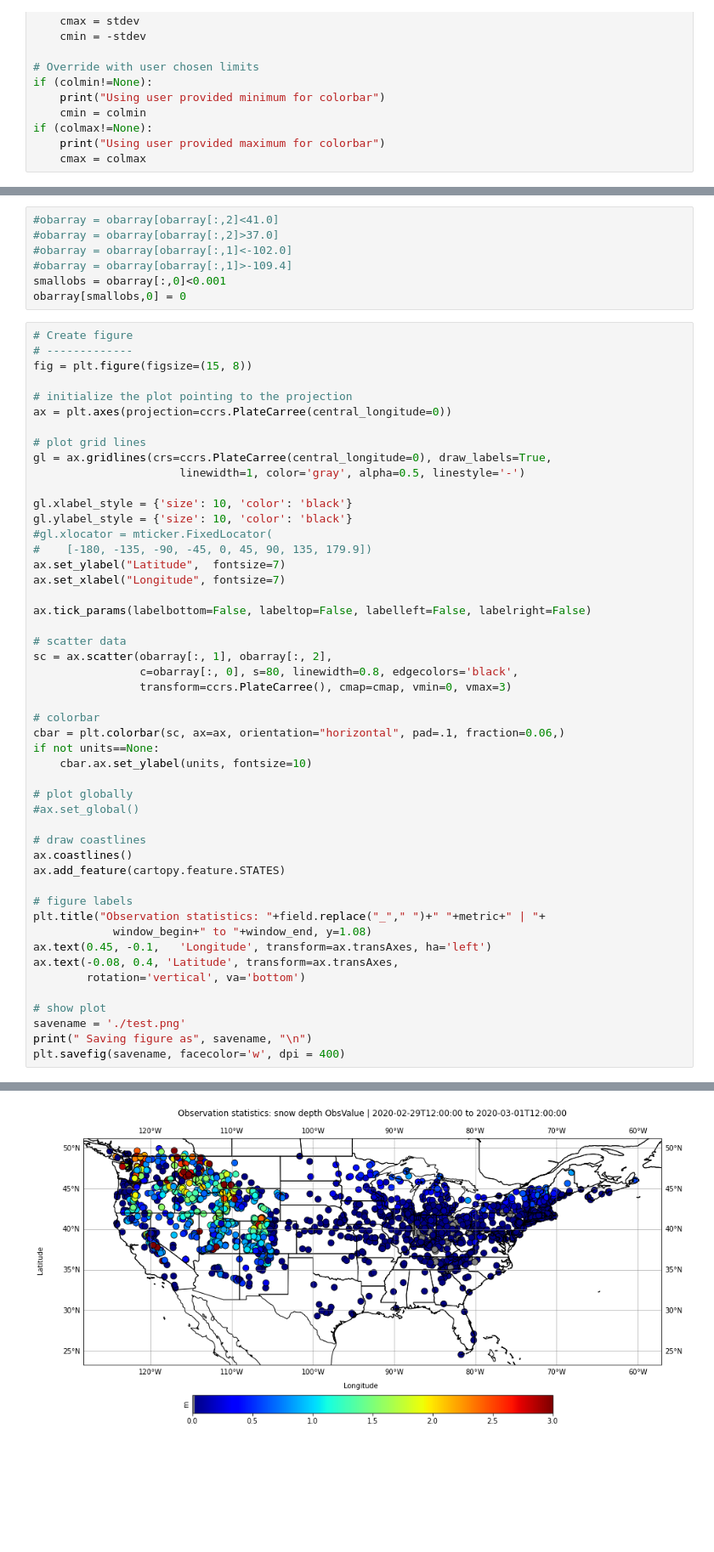
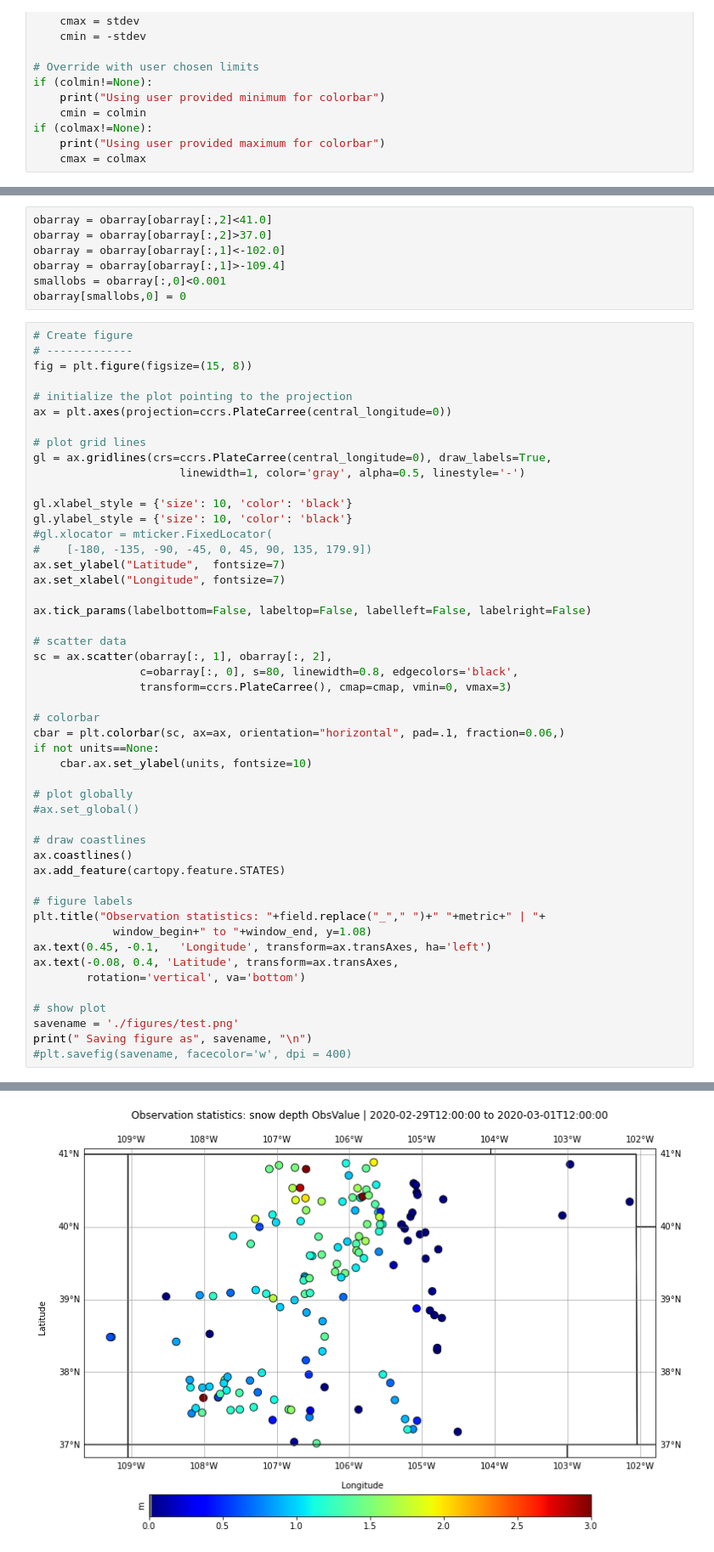
Before and after one commit to amfox37/Jedi_experiments, a Jupyter notebook: diagnostics/hofx_and_field_mapper.ipynb, the cells around one changed output, grey strips where cells are left out. Shown at 85% size. Saved outputs shown, nothing was run; the diff lists cells and outputs as text; blank space fills up the shorter version.

```diff
--- a/diagnostics/hofx_and_field_mapper.ipynb
+++ b/diagnostics/hofx_and_field_mapper.ipynb
@@ -186,9 +186,9 @@ print(" Saving figure as", savename, "\n")
 [figure]
 # %%
-#obarray = obarray[obarray[:,2]<41.0]
-#obarray = obarray[obarray[:,2]>37.0]
-#obarray = obarray[obarray[:,1]<-102.0]
-#obarray = obarray[obarray[:,1]>-109.4]
+obarray = obarray[obarray[:,2]<41.0]
+obarray = obarray[obarray[:,2]>37.0]
+obarray = obarray[obarray[:,1]<-102.0]
+obarray = obarray[obarray[:,1]>-109.4]
 smallobs = obarray[:,0]<0.001
 obarray[smallobs,0] = 0
 # %%
@@ -237,7 +237,7 @@ ax.text(-0.08, 0.4, 'Latitude', transform=ax.transAxes,
         rotation='vertical', va='bottom')
 
 # show plot
-savename = './test.png'
+savename = './figures/test.png'
 print(" Saving figure as", savename, "\n")
-plt.savefig(savename, facecolor='w', dpi = 400)
+#plt.savefig(savename, facecolor='w', dpi = 400)
 # %% [output]
@@ -245,4 +245,4 @@ plt.savefig(savename, facecolor='w', dpi = 400)
-[figure, old version]
+[figure, new version]
 # %%
 geom_file = "/Users/afox/Jedi/Jedi_experiments/input/wrf_hydro_nwm_files/geometry_cfs_long_range_ens.nc"
 print('\nOpening ', geom_file, 'for reading')
```
Also changed, not shown: parts of 7 cells of this notebook, 20 other files.
